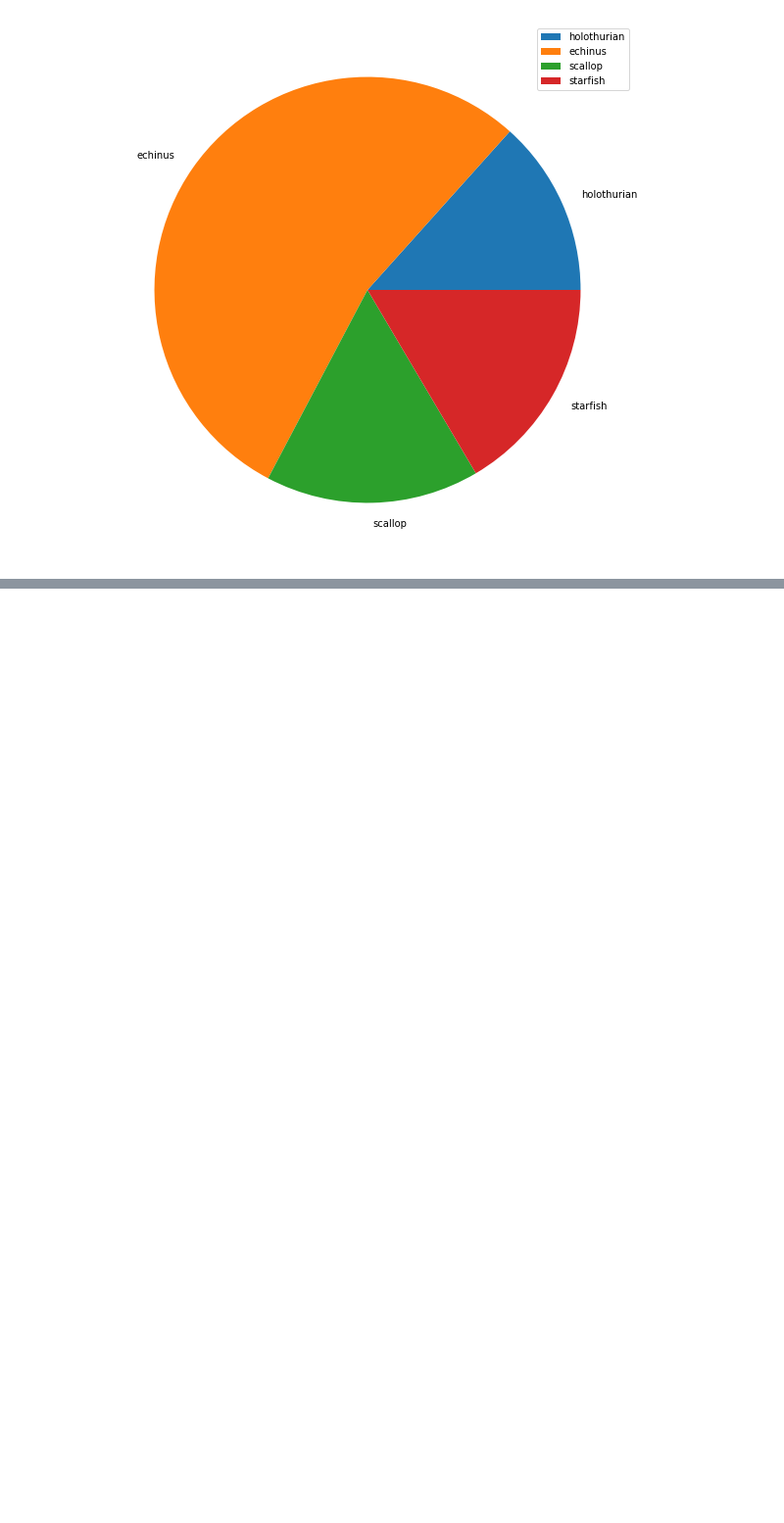
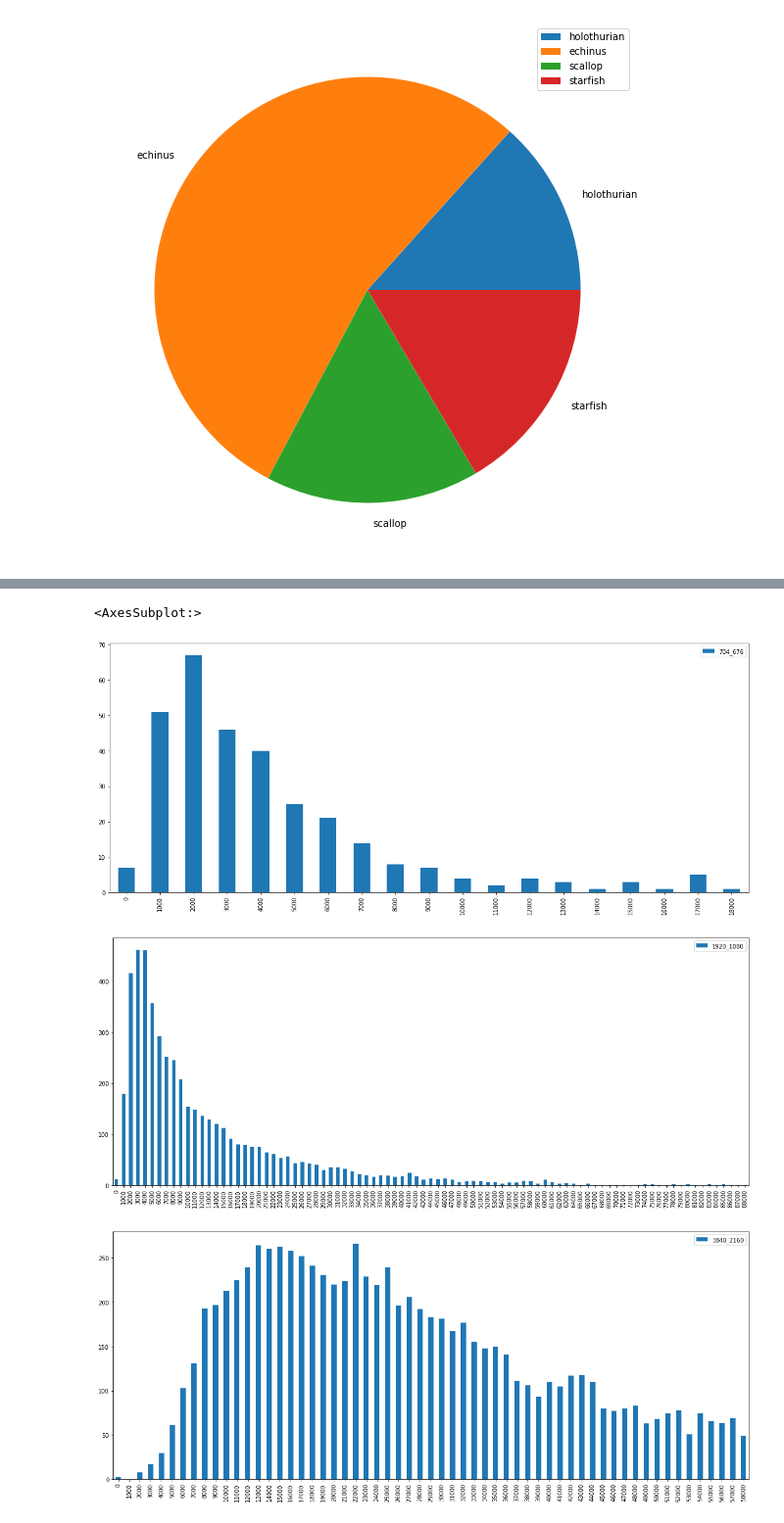
Before and after one commit to alexchungio/under-water-object-detect-2020, a Jupyter notebook: docs/data_analysis.ipynb, the cells around one changed output, grey strips where cells are left out. Shown at 98% size. Drawn from its saved outputs; the diff is of its cells as text; code cells hidden in the pictures; blank space fills up the shorter version.

```diff
--- a/docs/data_analysis.ipynb
+++ b/docs/data_analysis.ipynb
@@ -123,0 +198,68 @@ starfish      6841
+# %%
+# 对所有标注面积比做统计
+total_size704_676=[]
+total_size1920_1080=[]
+total_size3840_2160=[]
+total_size720_405=[]
+total_size586_481=[]
+
+total_wh=[]
+
+for im in data:                     # 每张图的信息
+    for b in im['annotations']:     # 每张图的每个标注
+        if (im['width'], im['height']) == list(unique)[0]:
+            size = round(b['bbox'][2] * b['bbox'][3])
+            total_size704_676 += [size]
+        elif (im['width'], im['height']) == list(unique)[1]:
+            size = round(b['bbox'][2] * b['bbox'][3])
+            total_size1920_1080 += [size]
+        elif (im['width'], im['height']) == list(unique)[2]:
+            size = round(b['bbox'][2] * b['bbox'][3])
+            total_size3840_2160 += [size]
+        elif (im['width'], im['height']) == list(unique)[3]:
+            size = round(b['bbox'][2] * b['bbox'][3])
+            total_size720_405 += [size]
+        elif (im['width'], im['height']) == list(unique)[4]:
+            size = round(b['bbox'][2] * b['bbox'][3])
+            total_size586_481 += [size]
+
+
+max_size = max(total_size704_676)
+gap = 1000
+group_names = list(range(0,20000,gap))
+size_cuts = pd.cut(total_size704_676,bins=group_names,labels=group_names[:-1])
+total_df=pd.DataFrame({'704_676':size_cuts.value_counts()})
+total_df.plot(kind='bar')
+
+max_size = max(total_size1920_1080)
+gap = 1000
+group_names = list(range(0,90000,gap))
+size_cuts = pd.cut(total_size1920_1080,bins=group_names,labels=group_names[:-1])
+total_df=pd.DataFrame({'1920_1080':size_cuts.value_counts()})
+total_df.plot(kind='bar')
+
+max_size = max(total_size3840_2160)
+gap = 1000
+group_names = list(range(0,60000,gap))
+size_cuts = pd.cut(total_size3840_2160,bins=group_names,labels=group_names[:-1])
+total_df=pd.DataFrame({'3840_2160':size_cuts.value_counts()})
+total_df.plot(kind='bar')
+
+max_size = max(total_size720_405)
+gap = 500
+group_names = list(range(0,25000,gap))
+size_cuts = pd.cut(total_size720_405,bins=group_names,labels=group_names[:-1])
+total_df=pd.DataFrame({'720_405':size_cuts.value_counts()})
+total_df.plot(kind='bar')
+
+max_size = max(total_size586_481)
+gap = 100
+group_names = list(range(0,max_size,gap))
+size_cuts = pd.cut(total_size586_481,bins=group_names,labels=group_names[:-1])
+total_df=pd.DataFrame({'586_481':size_cuts.value_counts()})
+total_df.plot(kind='bar')
+# %% [output]
+<AxesSubplot:>
+[figure, added]
+[figure, added]
+[figure, added]
```
Also changed, not shown: parts of 5 cells of this notebook.
